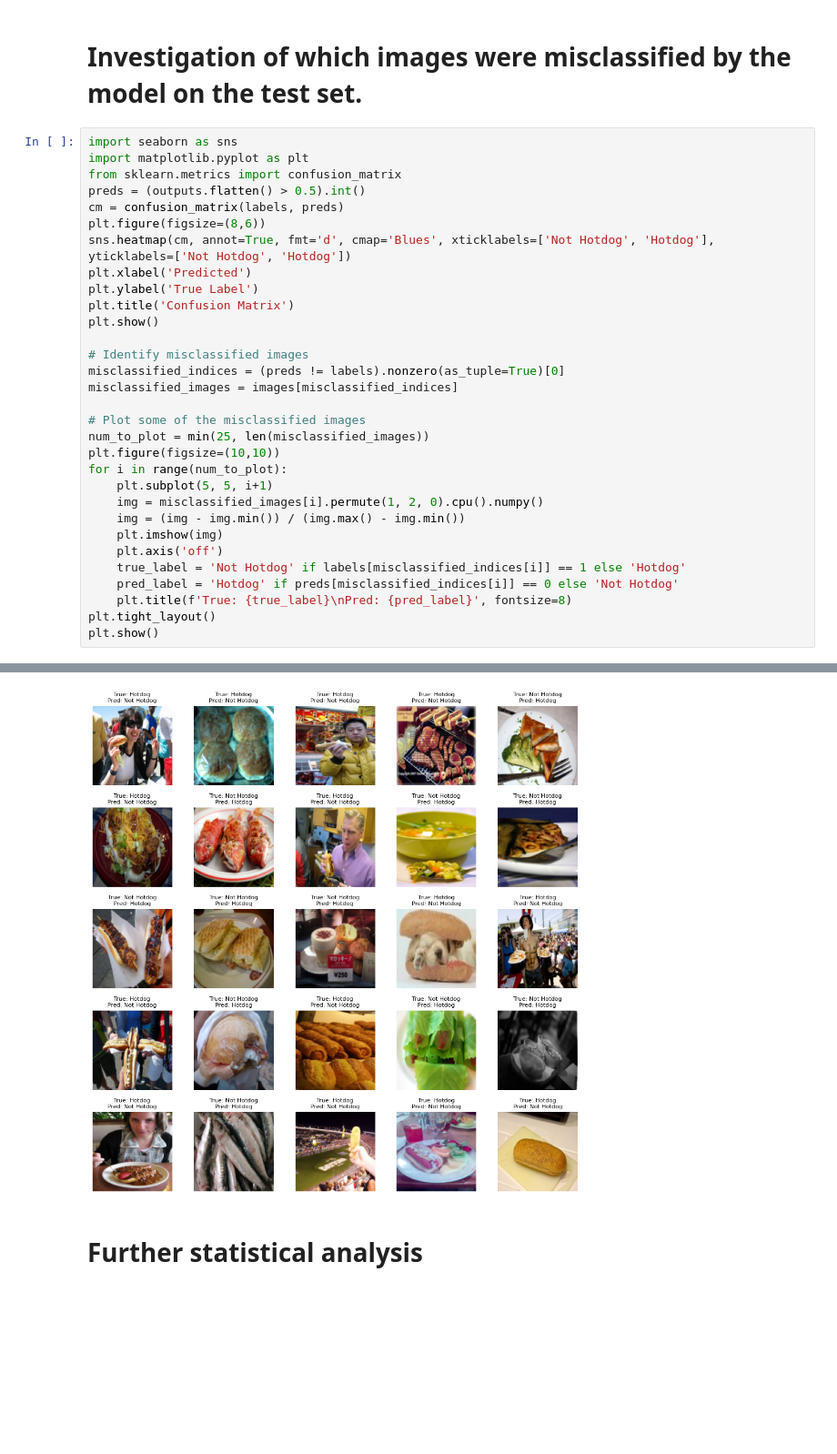
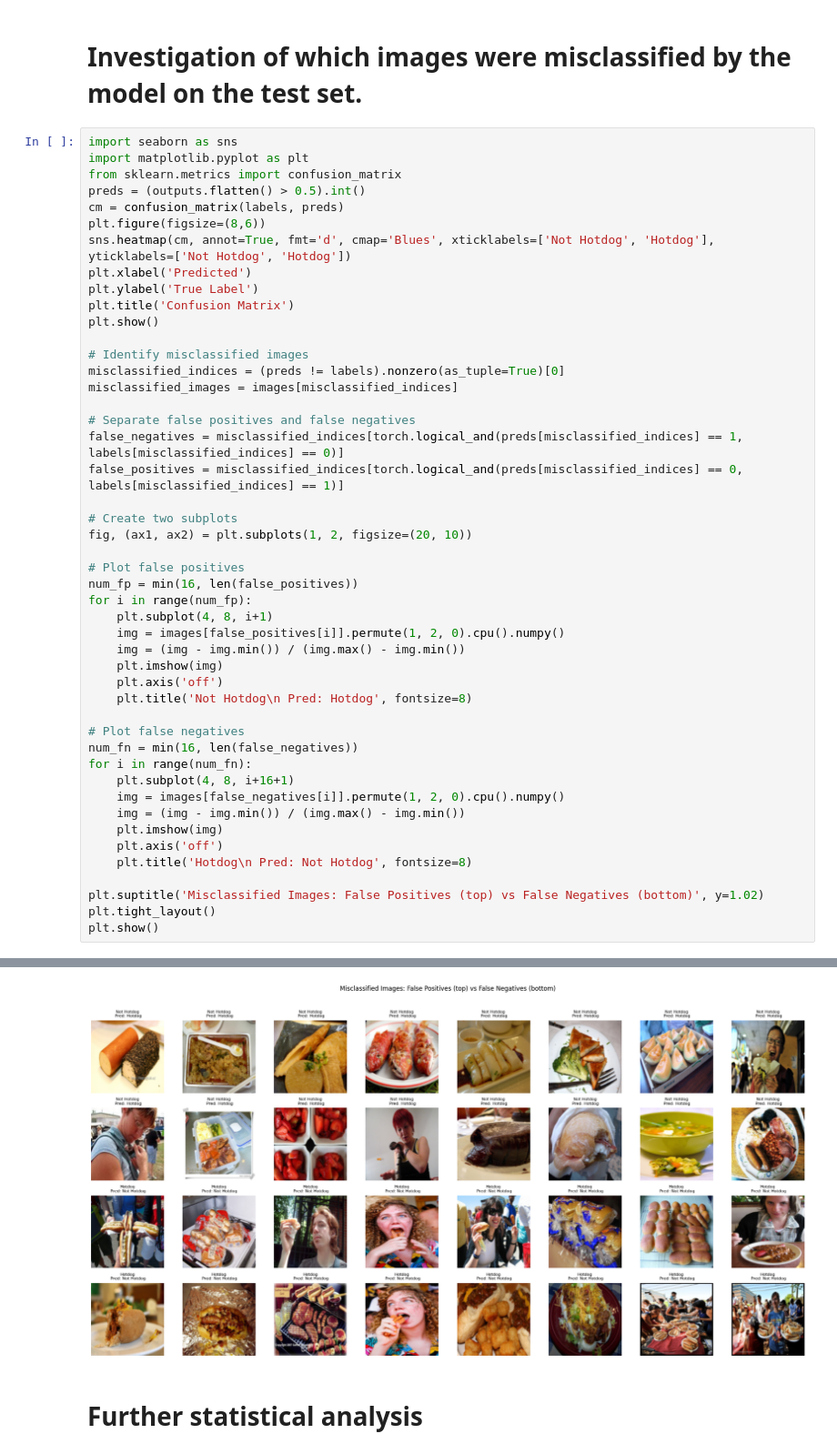
Before and after one commit to kommodeskab/CompVision, a Jupyter notebook: misclassified_images.ipynb, the cells around one changed output, grey strips where cells are left out. Shown at 91% size. Drawn from its saved outputs; the diff is of its cells as text; blank space fills up the shorter version.

```diff
--- a/misclassified_images.ipynb
+++ b/misclassified_images.ipynb
@@ -30,37 +30,53 @@ outputs: tensor([0, 0, 0,  ..., 1, 1, 1]),
 # %%
 import seaborn as sns
 import matplotlib.pyplot as plt
 from sklearn.metrics import confusion_matrix
 preds = (outputs.flatten() > 0.5).int()
 cm = confusion_matrix(labels, preds)
 plt.figure(figsize=(8,6))
 sns.heatmap(cm, annot=True, fmt='d', cmap='Blues', xticklabels=['Not Hotdog', 'Hotdog'], yticklabels=['Not Hotdog', 'Hotdog'])
 plt.xlabel('Predicted')
 plt.ylabel('True Label')
 plt.title('Confusion Matrix')
 plt.show()
 
 # Identify misclassified images
 misclassified_indices = (preds != labels).nonzero(as_tuple=True)[0]
 misclassified_images = images[misclassified_indices]
 
-# Plot some of the misclassified images
-num_to_plot = min(25, len(misclassified_images))
-plt.figure(figsize=(10,10))
-for i in range(num_to_plot):
-    plt.subplot(5, 5, i+1)
-    img = misclassified_images[i].permute(1, 2, 0).cpu().numpy()
+# Separate false positives and false negatives
+false_negatives = misclassified_indices[torch.logical_and(preds[misclassified_indices] == 1, labels[misclassified_indices] == 0)]
+false_positives = misclassified_indices[torch.logical_and(preds[misclassified_indices] == 0, labels[misclassified_indices] == 1)]
+
+# Create two subplots
+fig, (ax1, ax2) = plt.subplots(1, 2, figsize=(20, 10))
+
+# Plot false positives
+num_fp = min(16, len(false_positives))
+for i in range(num_fp):
+    plt.subplot(4, 8, i+1)
+    img = images[false_positives[i]].permute(1, 2, 0).cpu().numpy()
     img = (img - img.min()) / (img.max() - img.min())
     plt.imshow(img)
     plt.axis('off')
-    true_label = 'Not Hotdog' if labels[misclassified_indices[i]] == 1 else 'Hotdog'
-    pred_label = 'Hotdog' if preds[misclassified_indices[i]] == 0 else 'Not Hotdog'
-    plt.title(f'True: {true_label}\nPred: {pred_label}', fontsize=8)
+    plt.title('Not Hotdog\n Pred: Hotdog', fontsize=8)
+
+# Plot false negatives
+num_fn = min(16, len(false_negatives))
+for i in range(num_fn):
+    plt.subplot(4, 8, i+16+1)
+    img = images[false_negatives[i]].permute(1, 2, 0).cpu().numpy()
+    img = (img - img.min()) / (img.max() - img.min())
+    plt.imshow(img)
+    plt.axis('off')
+    plt.title('Hotdog\n Pred: Not Hotdog', fontsize=8)
+
+plt.suptitle('Misclassified Images: False Positives (top) vs False Negatives (bottom)', y=1.02)
 plt.tight_layout()
 plt.show()
 # %% [output]
 [figure]
-[figure, old version]
+[figure, new version]
 # %% [markdown]
 # Further statistical analysis
 # %%
```
Also changed, not shown: parts of 1 cell of this notebook, 2 other files.
